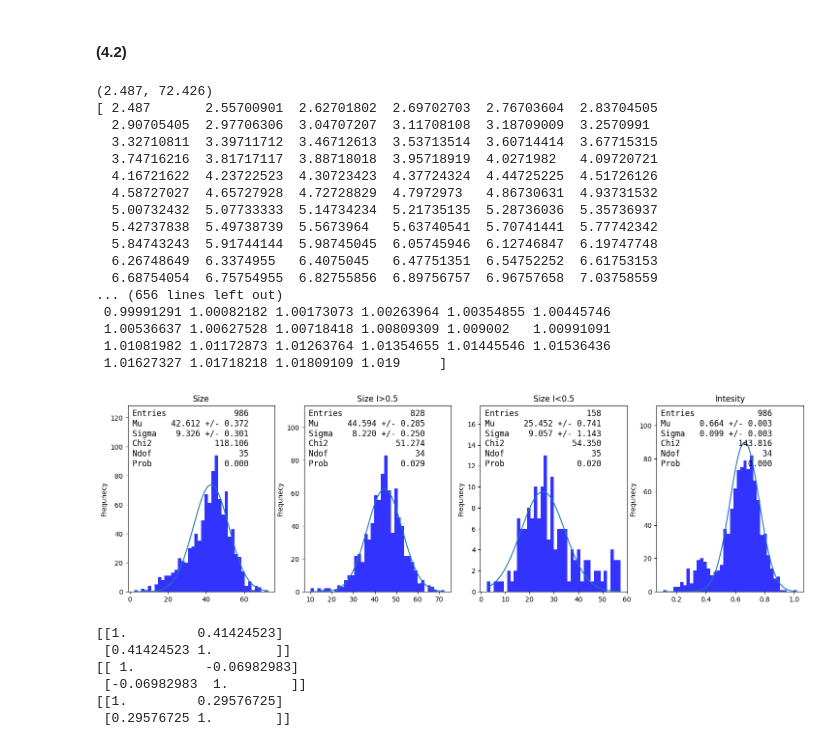
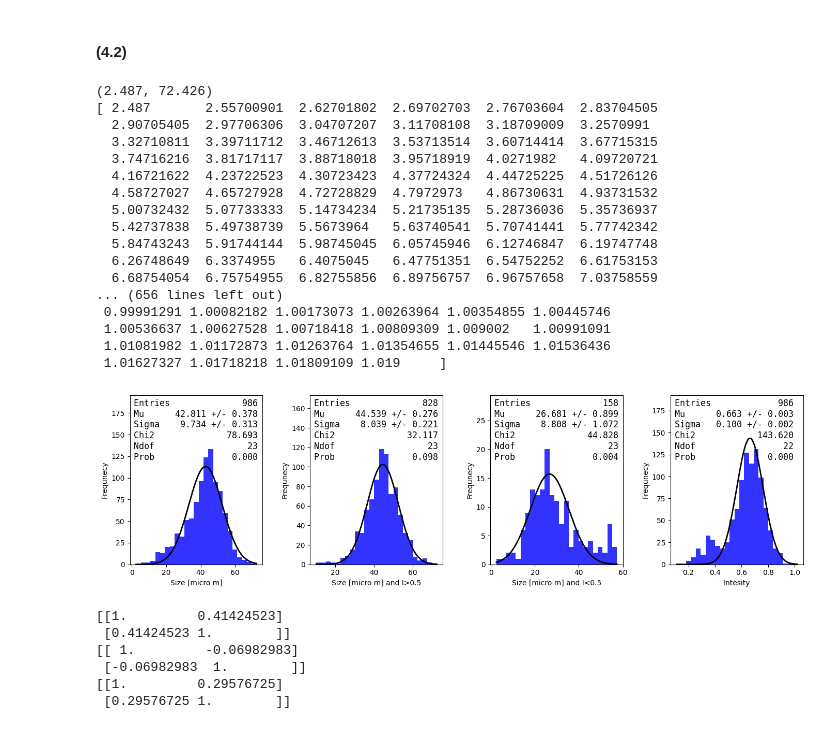
Before and after one commit to PhilKofoed/AppStat2022, a Jupyter notebook: Problemset/Problemsetsolution.ipynb, the cells around one changed output. Drawn from its saved outputs; the diff is of its cells as text; code cells hidden in the pictures.

```diff
--- a/Problemset/Problemsetsolution.ipynb
+++ b/Problemset/Problemsetsolution.ipynb
@@ -515,11 +543,11 @@ for i in range(runs):
 
         # NOTE: Did you remember to ensure, that all bins had entries in them, i.e. that y>0?
 
-        minuit_chi2 = Minuit(chi2_owncalc, a = 3.01)
+        minuit_chi2 = Minuit(chi2fit, a = 3.01)
         minuit_chi2.errordef = 1.0     # This is the definition for ChiSqaure fits
         minuit_chi2.migrad()           # This is where the minimisation is carried out! Put ";" at the end to void output
         prob = stats.chi2.sf(minuit_chi2.fval, np.sum(mask))
-        if minuit_chi2.errors["a"] < minuit_chi2.values["a"]/100 and prob > 0.1:
+        if minuit_chi2.errors["a"] < minuit_chi2.values["a"]/100 and prob > 0.01:
             A_values[i] = minuit_chi2.values["a"]
             N_values[i] = N_points
             Int_values[i] = (xmax-xmin) * (ymax - ymin) * N_points/tries
@@ -529,13 +557,15 @@ for i in range(runs):
 # %%
 fig, axes = plt.subplots(1, 4, figsize = (16,4), facecolor = "white")
 titles = ("a", "N", "Integral", "Prob")
-binlist = (25, 17, 30, 50)
+binlist = (25, 24, 30, 50)
 for dataset, ax, title, bins in zip([A_values, N_values, Int_values, P_values], axes, titles, binlist):
     ax.hist(dataset, bins = bins, color = "b")
     ax.set_xlabel(title)
-    add_header_to_ax(dataset, 0.03, 0.98, ax)
+    add_header_to_ax(dataset, 0.03, 0.98, ax, extraspacing= 1)
     ymax = ax.get_ylim()[1]*1.3
     ax.set_ylim(0,ymax)
 ax1 = axes[0]
 ax1.set_ylabel("Frequency")
+plt.tight_layout()
+plt.savefig("montecarloruns", dpi = 600)
 # %% [output]
@@ -569,7 +598,7 @@ for i in range(N_points):
 
     x_simple[i] = x3                             # ...then break and accept the x-value
 # %%
-fig, ax = plt.subplots(1, 1, figsize = (12,7), facecolor = "white")
+fig, ax = plt.subplots(1, 1, figsize = (7,4), facecolor = "white")
 
 ax.hist(xdata, bins = N_bins, range = (xmin, xmax), histtype = "step", color = "b")
 # ax.hist(x_simple, bins = N_bins, range = (xmin, xmax), histtype = "step", color = "k")
@@ -585,6 +614,8 @@ d = {
     "Prob": P_values[-1]
 }
 text = nice_string_output(d)
-add_text_to_ax(0.03, 0.89, text, ax)
+add_text_to_ax(0.03, 0.86, text, ax)
 ax.legend(frameon = False, loc = "upper left")
+plt.tight_layout()
+plt.savefig("montecarlofitex", dpi = 600)
 # %% [output]
@@ -633,11 +663,12 @@ for data, title, ax in zip([dom_grip, ndom_grip, grip_diff], titles, axes):
     ax.hist(data, bins = N_bins, color ="b", alpha = 0.8)
     ax.set_title(title)
     ax.set_xlabel(xlabel)
-    ax.set_ylabel(ylabel)
     ymax = ax.get_ylim()[1]*1.3
     ax.set_ylim(0,ymax)
-    add_header_to_ax(data, 0.03, 0.96, ax)
-plt.show()
+    add_header_to_ax(data, 0.03, 0.96, ax, extraspacing= 2)
+axes[0].set_ylabel(ylabel)
+plt.tight_layout()
+plt.savefig("Domdata")
 print(np.corrcoef([dom_grip, ndom_grip, domhand]))
 # %% [output]
 68.0
@@ -730,21 +761,20 @@ def chi2fitting(dataset, xrange, N_bins, imu, isigma):
     return minuit_chi2.values, minuit_chi2.errors, chi2, Ndof, prob, fit_func
 
 
-N_bins = 40
-titles = ["Size", "Size I>0.5", "Size I<0.5", "Intesity"]
+N_bins = 25
+titles = ["Size [micro m]", "Size [micro m] and I>0.5", "Size [micro m] and I<0.5", "Intesity"]
 xlabel = ""
 ylabel = "Frequnecy"
 mask = intensity > 0.5
 size_re = size[mask]
 i_mus = [40, 44, 29, 0.6]
 i_sigmas = [10, 9, 12, 0.1]
-fig, axes = plt.subplots(1, 4, figsize = (18,5), facecolor = "white")
+fig, axes = plt.subplots(1, 4, figsize = (14,4), facecolor = "white")
 for data, title, ax, imu, isigma in zip([size, size_re, size[~mask], intensity], titles, axes, i_mus, i_sigmas):
     ax.hist(data, bins = N_bins, color ="b", alpha = 0.8)
-    ax.set_title(title)
-    ax.set_xlabel(xlabel)
+    ax.set_xlabel(title)
     ax.set_ylabel(ylabel)
-    ymax = ax.get_ylim()[1]*1.3
+    ymax = ax.get_ylim()[1]*1.4
     ax.set_ylim(0,ymax)
     # add_header_to_ax(data, 0.03, 0.96, ax)
     xrange = (min(data), max(data))
@@ -752,40 +782,43 @@ for data, title, ax, imu, isigma in zip([size, size_re, size[~mask], intensity],
     values, errors, chi2, Ndof, prob, use_func = chi2fitting(data, xrange, N_bins, imu, isigma)
     x_line = np.linspace(*xrange, 1000)
     print(x_line)
-    ax.plot(x_line, use_func(x_line, *values))
+    ax.plot(x_line, use_func(x_line, *values), color = "k", linewidth = 2)
     d = {
         "Entries": len(data),
         "Mu": [values[0], errors[0]],
         "Sigma": [values[1], errors[1]],
         "Chi2": chi2,
         "Ndof": Ndof,
         "Prob": prob
     }
     text = nice_string_output(d, extra_spacing=1)
     add_text_to_ax(0.03, 0.98, text, ax)
+plt.tight_layout()
+plt.savefig("molsize", dpi = 600)
 plt.show()
+
 print(np.corrcoef([size, intensity]))
 print(np.corrcoef([size_re, intensity[mask]]))
 print(np.corrcoef([size[~mask], intensity[~mask]]))
 # %% [output]
 (2.487, 72.426)
 [ 2.487       2.55700901  2.62701802  2.69702703  2.76703604  2.83704505
   2.90705405  2.97706306  3.04707207  3.11708108  3.18709009  3.2570991
   3.32710811  3.39711712  3.46712613  3.53713514  3.60714414  3.67715315
   3.74716216  3.81717117  3.88718018  3.95718919  4.0271982   4.09720721
   4.16721622  4.23722523  4.30723423  4.37724324  4.44725225  4.51726126
   4.58727027  4.65727928  4.72728829  4.7972973   4.86730631  4.93731532
   5.00732432  5.07733333  5.14734234  5.21735135  5.28736036  5.35736937
   5.42737838  5.49738739  5.5673964   5.63740541  5.70741441  5.77742342
   5.84743243  5.91744144  5.98745045  6.05745946  6.12746847  6.19747748
   6.26748649  6.3374955   6.4075045   6.47751351  6.54752252  6.61753153
   6.68754054  6.75754955  6.82755856  6.89756757  6.96757658  7.03758559
 ... (656 lines left out)
  0.99991291 1.00082182 1.00173073 1.00263964 1.00354855 1.00445746
  1.00536637 1.00627528 1.00718418 1.00809309 1.009002   1.00991091
  1.01081982 1.01172873 1.01263764 1.01354655 1.01445546 1.01536436
  1.01627327 1.01718218 1.01809109 1.019     ]
-[figure, old version]
+[figure, new version]
 [[1.         0.41424523]
  [0.41424523 1.        ]]
 [[ 1.         -0.06982983]
```
Also changed, not shown: parts of 26 cells of this notebook, 13 other files.
